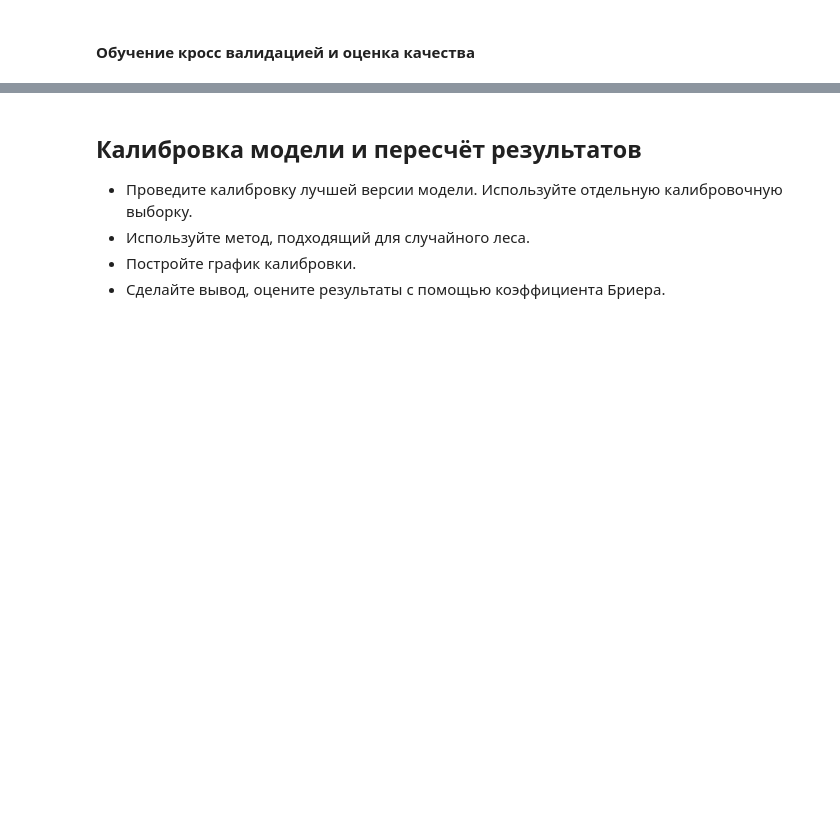
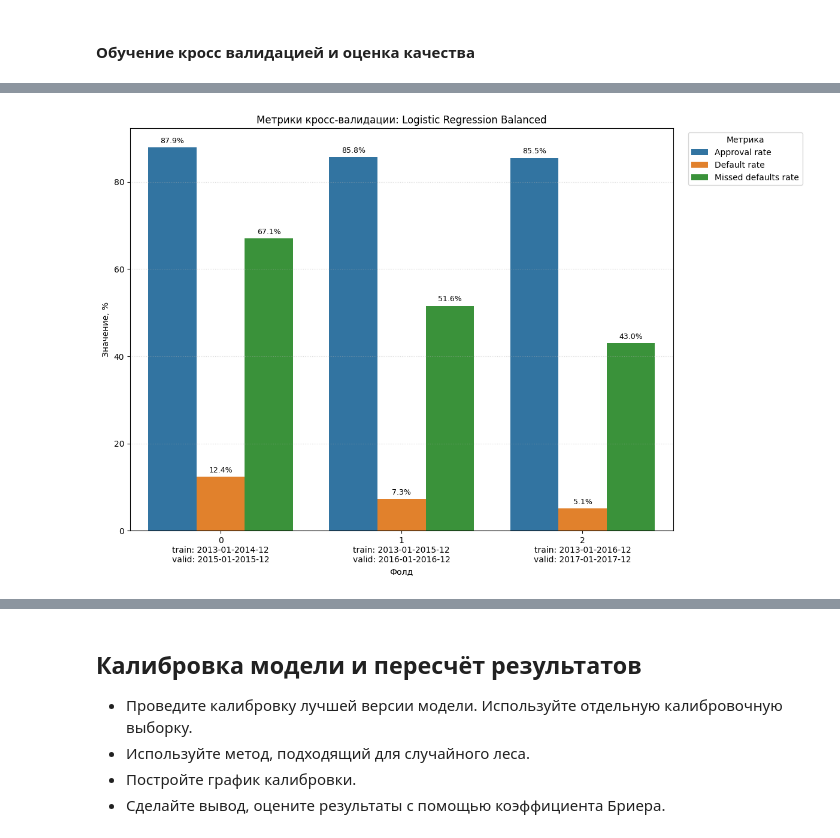
Before and after one commit to Plakhotniuk/practicum_ds, a Jupyter notebook: ml/random_forest/project.ipynb, the cells around one changed output, grey strips where cells are left out. Drawn from its saved outputs; the diff is of its cells as text; code cells hidden in the pictures; blank space fills up the shorter version.

```diff
--- a/ml/random_forest/project.ipynb
+++ b/ml/random_forest/project.ipynb
@@ -836,0 +1346,6 @@ logreg_base_result = cross_valid_cycle(
+# %%
+# Дублирование объектов миноритарного класса только на обучающей выборке.
+random_oversampler = RandomOverSampler(
+    sampling_strategy=0.5,
+    random_state=RANDOM_SEED,
+)
@@ -836,0 +1354,7 @@ logreg_base_result = cross_valid_cycle(
+# %%
+# логрег
+logreg_base_balanced_pipeline = ImbPipeline(steps=[
+    ('preproc', create_preprocessing_pipeline()),
+    ('oversampler', random_oversampler),
+    ('model', LogisticRegression(random_state=RANDOM_SEED))
+])
@@ -836,0 +1370,8 @@ logreg_base_result = cross_valid_cycle(
+# %%
+logreg_base_balanced_result = cross_valid_cycle(
+    model=logreg_base_balanced_pipeline,
+    tscv=tscv,
+    X=X_train,
+    y=y_train,
+    groups=train_groups,
+)
@@ -836,0 +1404,4 @@ logreg_base_result = cross_valid_cycle(
+# %%
+plot_score_by_folds(logreg_base_balanced_result, model_name='Logistic Regression Balanced')
+# %% [output]
+[figure, added]
```
Also changed, not shown: parts of 58 cells of this notebook.
